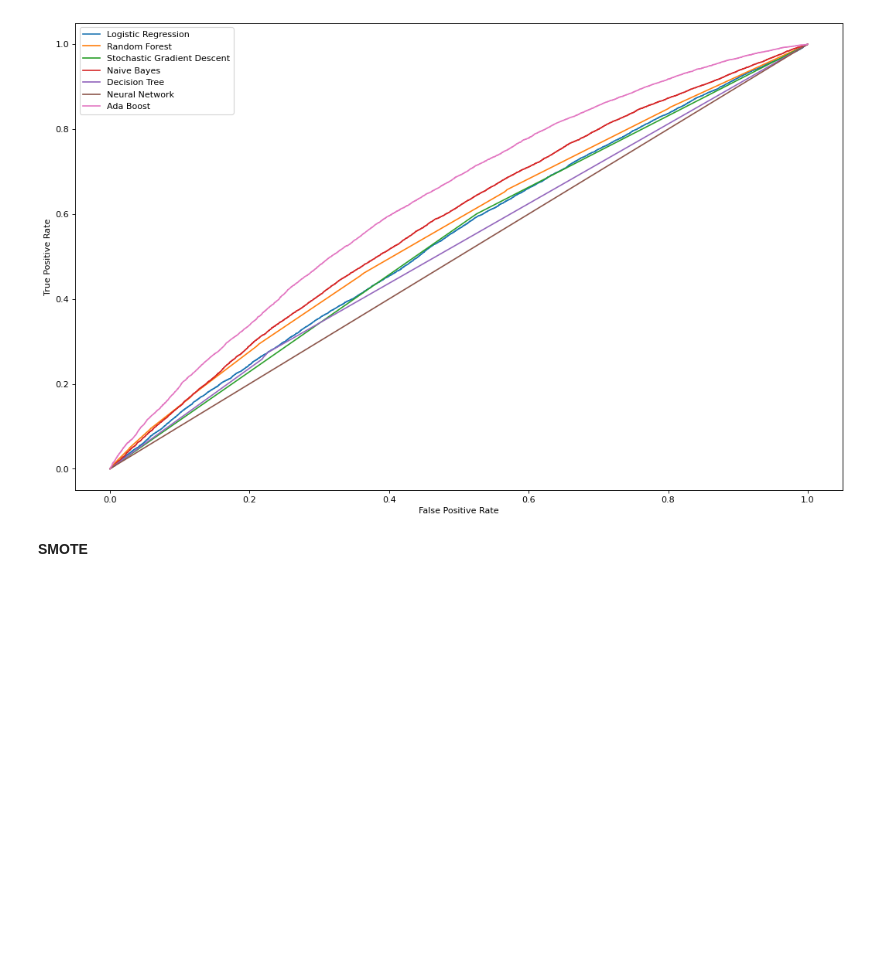
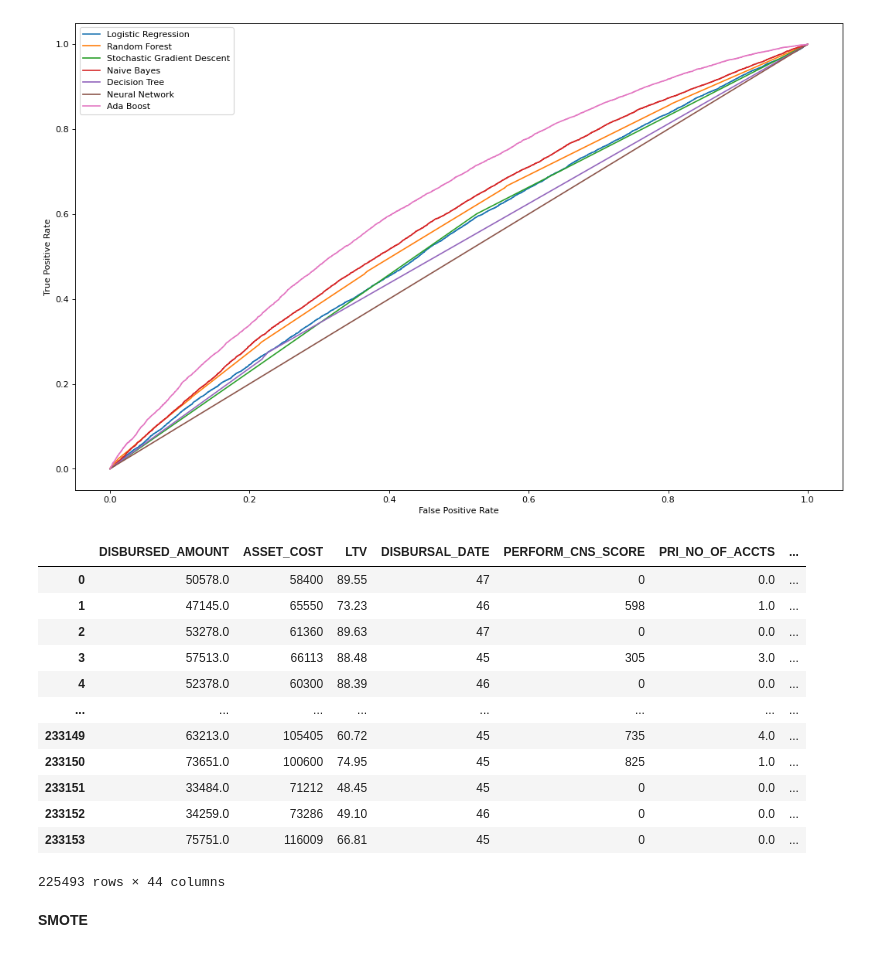
Before and after one commit to Sahilsingh0808/IME672_Project, a Jupyter notebook: IME672_Group_Project.ipynb, the cells around one changed output. Saved outputs shown, nothing was run; the diff lists cells and outputs as text; code cells hidden in the pictures; blank space fills up the shorter version.

```diff
--- a/IME672_Group_Project.ipynb
+++ b/IME672_Group_Project.ipynb
@@ -1046,6 +1060,22 @@ plt.legend()
 plt.show()
 # %% [output]
 [figure]
+# %%
+X
+# %% [output]
+|  | DISBURSED_AMOUNT | ASSET_COST | LTV | DISBURSAL_DATE | PERFORM_CNS_SCORE | PRI_NO_OF_ACCTS | ... |
+| 0 | 50578.0 | 58400 | 89.55 | 47 | 0 | 0.0 | ... |
+| 1 | 47145.0 | 65550 | 73.23 | 46 | 598 | 1.0 | ... |
+| 2 | 53278.0 | 61360 | 89.63 | 47 | 0 | 0.0 | ... |
+| 3 | 57513.0 | 66113 | 88.48 | 45 | 305 | 3.0 | ... |
+| 4 | 52378.0 | 60300 | 88.39 | 46 | 0 | 0.0 | ... |
+| ... | ... | ... | ... | ... | ... | ... | ... |
+| 233149 | 63213.0 | 105405 | 60.72 | 45 | 735 | 4.0 | ... |
+| 233150 | 73651.0 | 100600 | 74.95 | 45 | 825 | 1.0 | ... |
+| 233151 | 33484.0 | 71212 | 48.45 | 45 | 0 | 0.0 | ... |
+| 233152 | 34259.0 | 73286 | 49.10 | 46 | 0 | 0.0 | ... |
+| 233153 | 75751.0 | 116009 | 66.81 | 45 | 0 | 0.0 | ... |
+225493 rows × 44 columns
 # %% [markdown]
 **SMOTE**
 # %%
```
Also changed, not shown: parts of 32 cells of this notebook, 1 other file.
